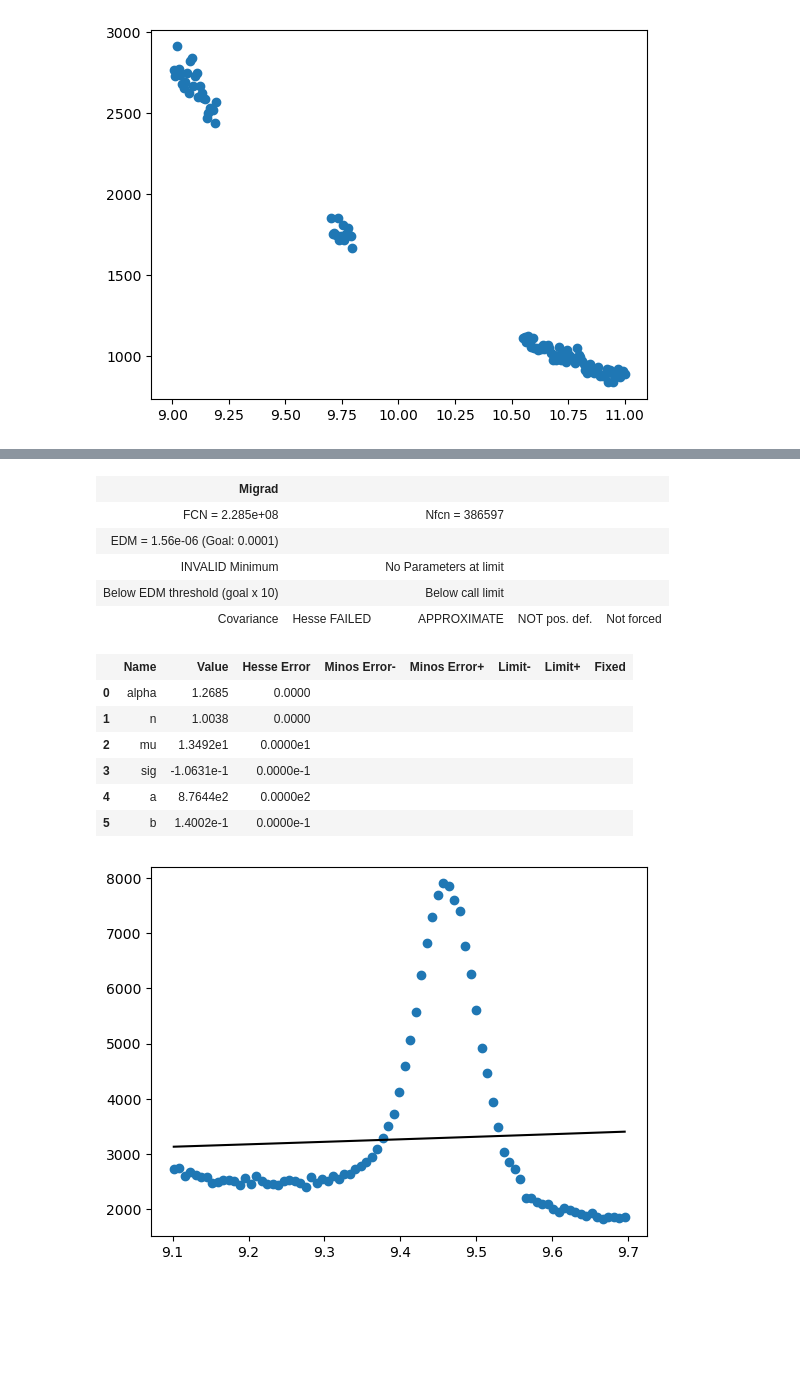
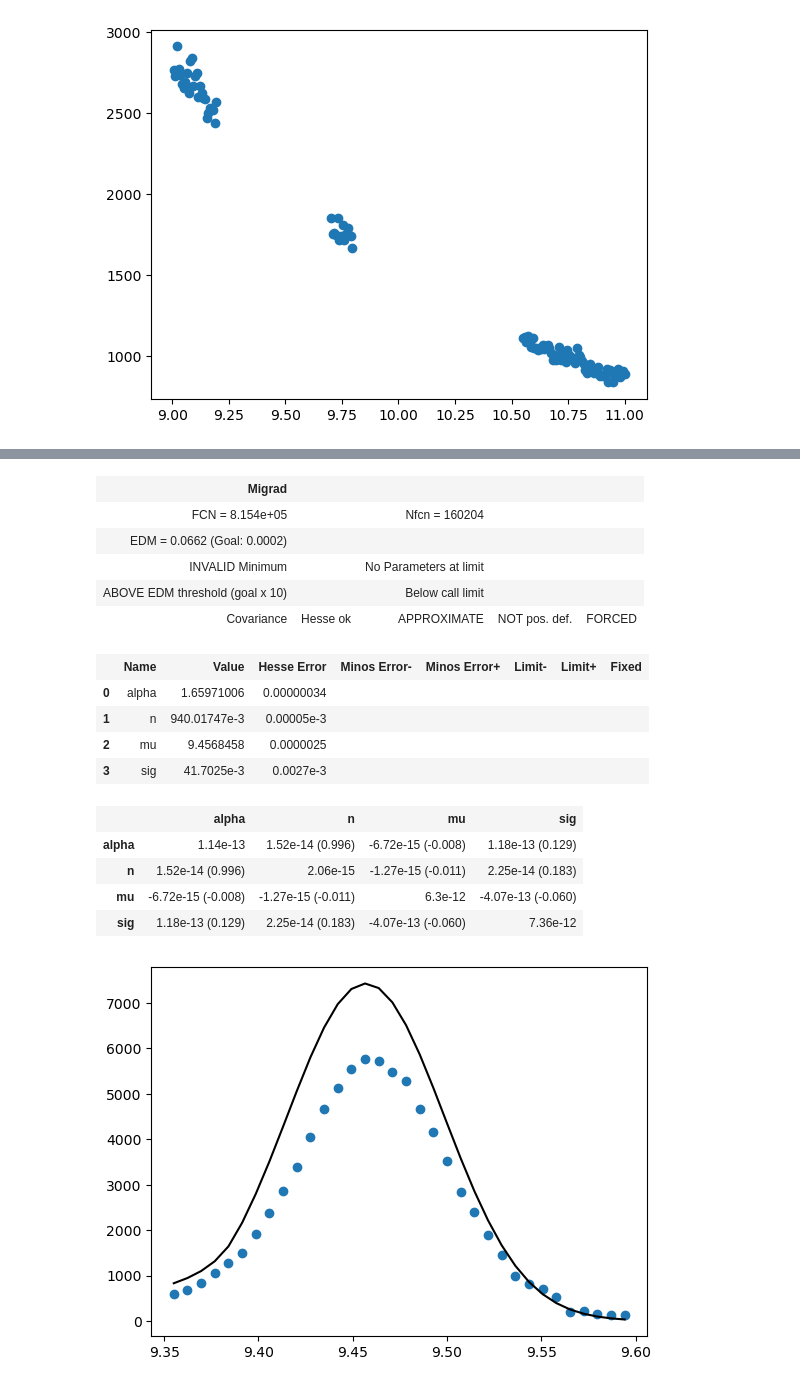
Before and after one commit to aqnemo32/project_f1_dah, a Jupyter notebook: iminuit_test.ipynb, the cells around one changed output, grey strips where cells are left out. Cells and saved outputs as stored; diff of their text form; code cells hidden in the pictures; blank space fills up the shorter version.

```diff
--- a/iminuit_test.ipynb
+++ b/iminuit_test.ipynb
@@ -461,8 +464,8 @@ print(f"{raw_peak/first_peak}\n{raw_side/first_side}")
 # %% [markdown]
 Start fitting the new peak to the gaussian, double gaussian and crystal ball
 # %%
-bins_1_cl = bins_clean[(bins_clean > 9.1) & (bins_clean < 9.7)]
-count_1_cl = count_clean[(bins_clean > 9.1) & (bins_clean < 9.7)]
+bins_1_cl = bins_clean[(bins_clean > 9.35) & (bins_clean < 9.6)]
+count_1_cl = count_clean[(bins_clean > 9.35) & (bins_clean < 9.6)]
 
 bins_2_cl = bins[(bins > 9.8) & (bins < 10.17)]
 count_2_cl = count[(bins > 9.8) & (bins < 10.17)]
@@ -479,0 +486,4 @@ plt.show()
+# %%
+dec_back_cl = Minuit(lsq_decay_cl, al_fit, b_fit)
+dec_back_cl.errordef = Minuit.LEAST_SQUARES
+dec_back_cl.migrad(ncall = 100, iterate = 1000)
@@ -479,0 +503,8 @@ plt.show()
+# %%
+plt.plot(bins_back_cl, decay(bins_back_cl, dec_back_cl.values[0], dec_back_cl.values[1]))
+plt.scatter(bins_back_cl, count_back_cl)
+plt.show()
+
+count_1_cl_sub = count_1_cl - decay(bins_1_cl, dec_back_cl.values[0], dec_back_cl.values[1])
+count_2_cl_sub = count_2_cl - decay(bins_2_cl, dec_back_cl.values[0], dec_back_cl.values[1])
+count_3_cl_sub = count_3_cl - decay(bins_3_cl, dec_back_cl.values[0], dec_back_cl.values[1])
@@ -518,33 +525,34 @@ plt.show()
 # %%
-args = [1.7, 0.955, 9.46, 0.06,dec_back_cl.values[0], dec_back_cl.values[1]]
-cb_1_cl = Minuit(lsq_cb_1_cl, args[0], args[1], args[2],args[3],args[4], args[5])
-cb_1_cl.errordef = Minuit.LIKELIHOOD
+args = [1.7, 0.94, 9.45, 0.03]
+cb_1_cl = Minuit(lsq_cb_1, args[0], args[1], args[2],args[3])
+cb_1_cl.errordef = Minuit.LEAST_SQUARES
 cb_1_cl.migrad(iterate = 10000)
 cb_1_cl.hesse()
 # %% [output]
 | Migrad |  |  |  |  |
-| FCN = 2.285e+08 |  | Nfcn = 386597 |  |  |
-| EDM = 1.56e-06 (Goal: 0.0001) |  |  |  |  |
+| FCN = 8.154e+05 |  | Nfcn = 160204 |  |  |
+| EDM = 0.0662 (Goal: 0.0002) |  |  |  |  |
 | INVALID Minimum |  | No Parameters at limit |  |  |
-| Below EDM threshold (goal x 10) |  | Below call limit |  |  |
-| Covariance | Hesse FAILED | APPROXIMATE | NOT pos. def. | Not forced |
+| ABOVE EDM threshold (goal x 10) |  | Below call limit |  |  |
+| Covariance | Hesse ok | APPROXIMATE | NOT pos. def. | FORCED |
 |  | Name | Value | Hesse Error | Minos Error- | Minos Error+ | Limit- | Limit+ | Fixed |
-| 0 | alpha | 1.2685 | 0.0000 |  |  |  |  |  |
-| 1 | n | 1.0038 | 0.0000 |  |  |  |  |  |
-| 2 | mu | 1.3492e1 | 0.0000e1 |  |  |  |  |  |
-| 3 | sig | -1.0631e-1 | 0.0000e-1 |  |  |  |  |  |
-| 4 | a | 8.7644e2 | 0.0000e2 |  |  |  |  |  |
-| 5 | b | 1.4002e-1 | 0.0000e-1 |  |  |  |  |  |
+| 0 | alpha | 1.65971006 | 0.00000034 |  |  |  |  |  |
+| 1 | n | 940.01747e-3 | 0.00005e-3 |  |  |  |  |  |
+| 2 | mu | 9.4568458 | 0.0000025 |  |  |  |  |  |
+| 3 | sig | 41.7025e-3 | 0.0027e-3 |  |  |  |  |  |
+|  | alpha | n | mu | sig |
+| alpha | 1.14e-13 | 1.52e-14 (0.996) | -6.72e-15 (-0.008) | 1.18e-13 (0.129) |
+| n | 1.52e-14 (0.996) | 2.06e-15 | -1.27e-15 (-0.011) | 2.25e-14 (0.183) |
+| mu | -6.72e-15 (-0.008) | -1.27e-15 (-0.011) | 6.3e-12 | -4.07e-13 (-0.060) |
+| sig | 1.18e-13 (0.129) | 2.25e-14 (0.183) | -4.07e-13 (-0.060) | 7.36e-12 |
 # %%
 alpha_cl = cb_1_cl.values[0]
 n_cl = cb_1_cl.values[1]
 mu_cl = cb_1_cl.values[2]
 sig_cl = cb_1_cl.values[3]
-a_cl = cb_1_cl.values[4]
-b_cl = cb_1_cl.values[5]
 
-plt.plot(bins_1_cl, (crystalball(bins_1_cl, alpha_cl, n_cl, 9.45, sig_cl) + decay(bins_1_cl, a_cl, b_cl)), color = 'k')
-plt.scatter(bins_1_cl, count_1_cl)
+plt.plot(bins_1_cl, crystalball(bins_1_cl, alpha_cl, n_cl, mu_cl, sig_cl), color = 'k')
+plt.scatter(bins_1_cl, count_1_cl_sub)
 plt.show()
 # %% [output]
-[figure, old version]
+[figure, new version]
```
Also changed, not shown: parts of 10 cells of this notebook, 3 other files.
